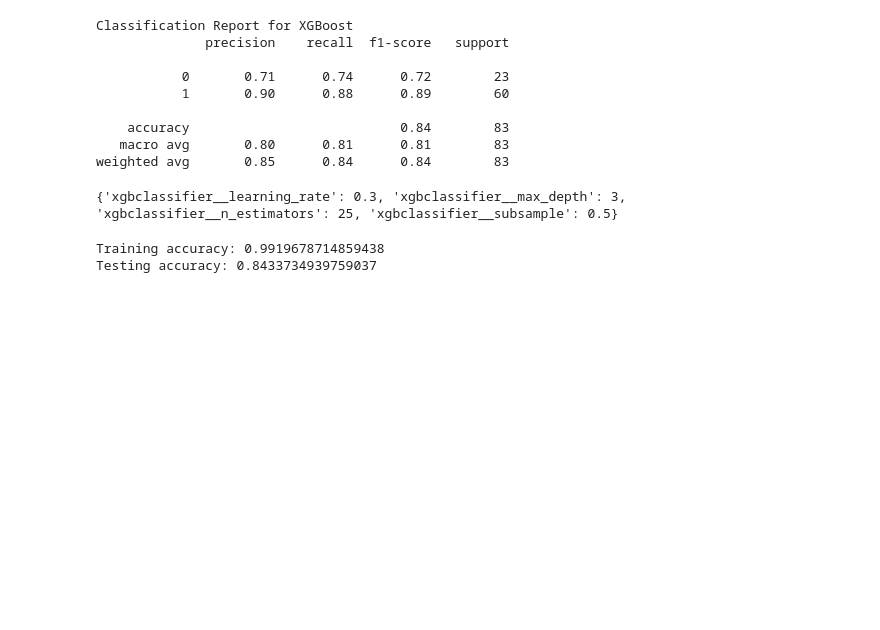
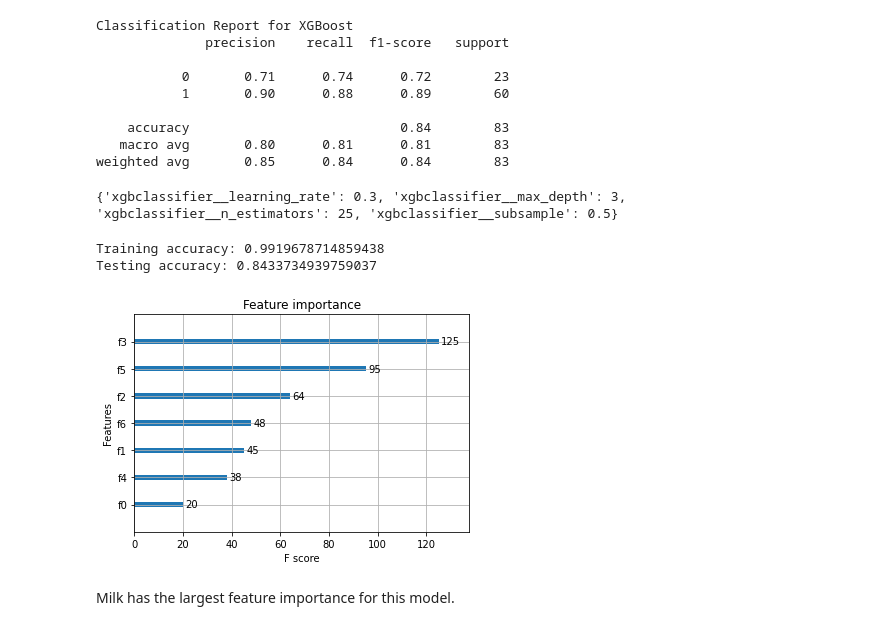
Before and after one commit to mopferman/Project2, a Jupyter notebook: Wholesale_Customers_Project_2.ipynb, the cells around one changed output. Drawn from its saved outputs; the diff is of its cells as text; code cells hidden in the pictures; blank space fills up the shorter version.

```diff
--- a/Wholesale_Customers_Project_2.ipynb
+++ b/Wholesale_Customers_Project_2.ipynb
@@ -283,3 +283,12 @@ print('Testing accuracy:', new_xgb.score(X_test, y_test))
 # %% [output]
 Training accuracy: 0.9919678714859438
 Testing accuracy: 0.8433734939759037
+# %%
+from xgboost import plot_importance
+from matplotlib import pyplot
+plot_importance(new_xgb)
+pyplot.show()
+# %% [output]
+[figure, added]
+# %% [markdown]
+Milk has the largest feature importance for this model.
```
Also changed, not shown: parts of 2 cells of this notebook.
